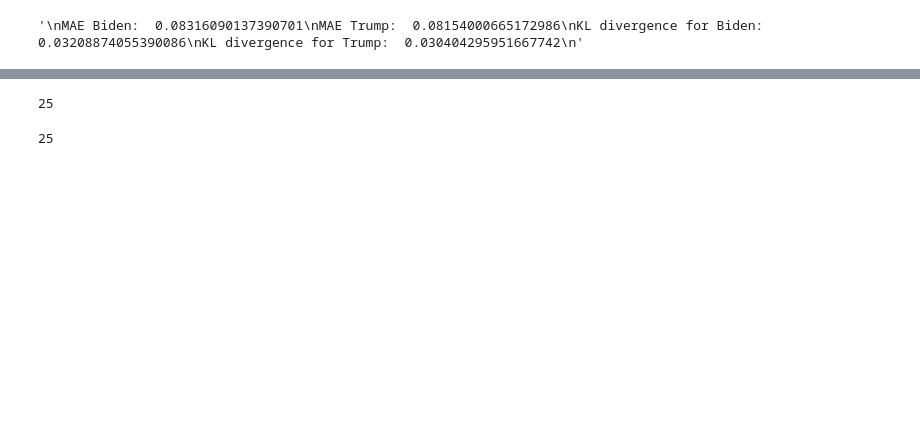
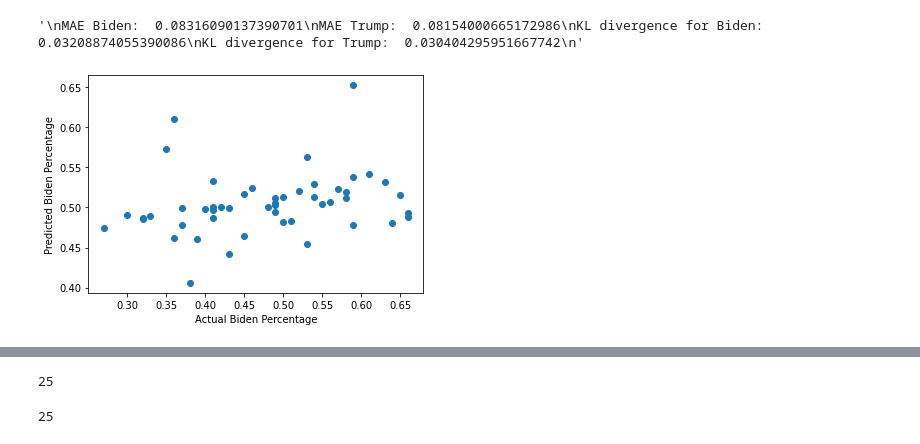
Before and after one commit to pratikgujral/Predict-Election-Results, a Jupyter notebook: Validation/US/analysis.ipynb, the cells around one changed output, grey strips where cells are left out. Drawn from its saved outputs; the diff is of its cells as text; code cells hidden in the pictures; blank space fills up the shorter version.

```diff
--- a/Validation/US/analysis.ipynb
+++ b/Validation/US/analysis.ipynb
@@ -122,0 +129,7 @@ KL divergence for Trump:  0.030404295951667742
+# %%
+plt.scatter(df['Actual Biden Percentage'], df['Biden prediction'])
+plt.xlabel('Actual Biden Percentage')
+plt.ylabel('Predicted Biden Percentage')
+plt.show()
+# %% [output]
+[figure, added]
```
Also changed, not shown: parts of 12 cells of this notebook, 15 other files.
